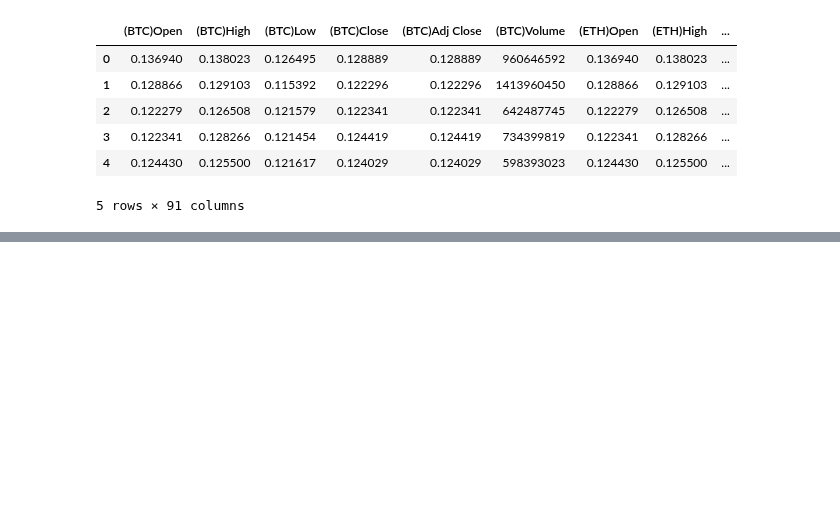
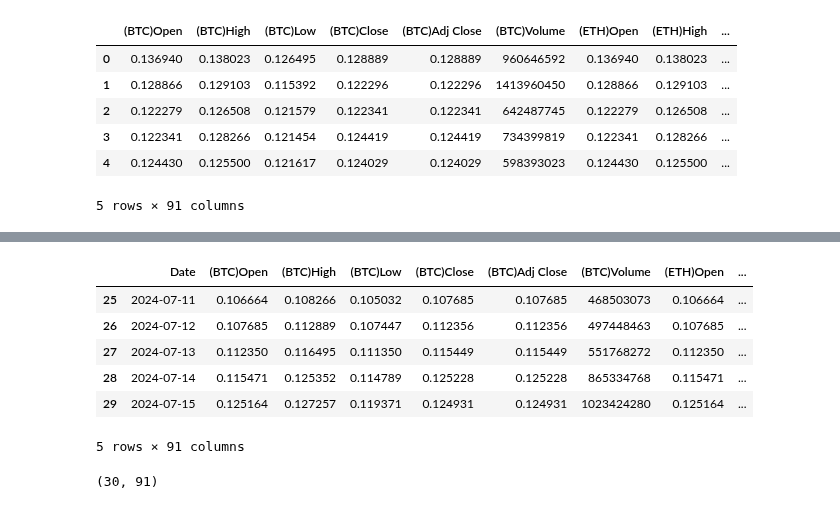
Before and after one commit to CODING-racer/criptobot, a Jupyter notebook: new_crip.ipynb, the cells around one changed output, grey strips where cells are left out. Saved outputs shown, nothing was run; the diff lists cells and outputs as text; code cells hidden in the pictures; blank space fills up the shorter version.

```diff
--- a/new_crip.ipynb
+++ b/new_crip.ipynb
@@ -234,0 +358,14 @@ CC.head()
+# %%
+CC.tail()
+# %% [output]
+|  | Date | (BTC)Open | (BTC)High | (BTC)Low | (BTC)Close | (BTC)Adj Close | (BTC)Volume | (ETH)Open | ... |
+| 25 | 2024-07-11 | 0.106664 | 0.108266 | 0.105032 | 0.107685 | 0.107685 | 468503073 | 0.106664 | ... |
+| 26 | 2024-07-12 | 0.107685 | 0.112889 | 0.107447 | 0.112356 | 0.112356 | 497448463 | 0.107685 | ... |
+| 27 | 2024-07-13 | 0.112350 | 0.116495 | 0.111350 | 0.115449 | 0.115449 | 551768272 | 0.112350 | ... |
+| 28 | 2024-07-14 | 0.115471 | 0.125352 | 0.114789 | 0.125228 | 0.125228 | 865334768 | 0.115471 | ... |
+| 29 | 2024-07-15 | 0.125164 | 0.127257 | 0.119371 | 0.124931 | 0.124931 | 1023424280 | 0.125164 | ... |
+5 rows × 91 columns
+# %%
+CC.shape
+# %% [output]
+(30, 91)
```
Also changed, not shown: parts of 34 cells of this notebook.
